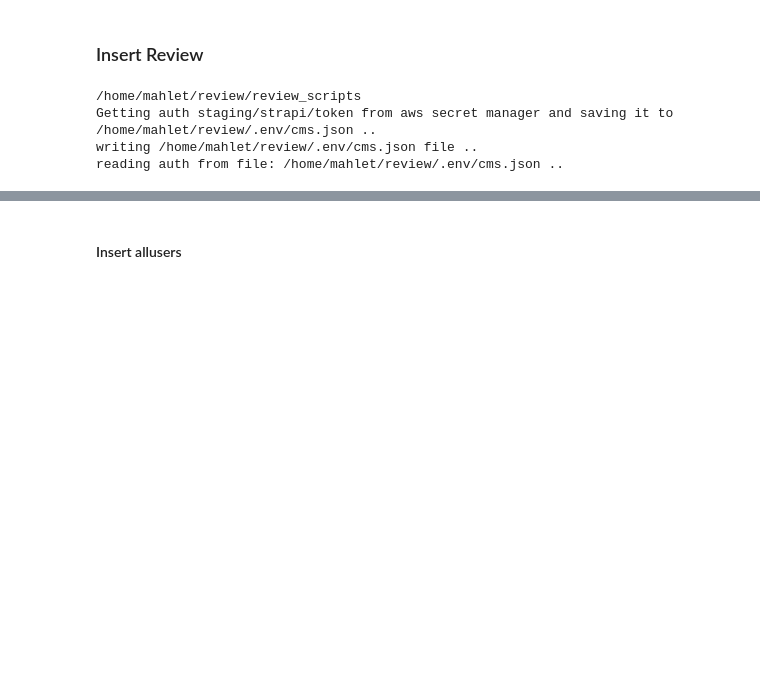
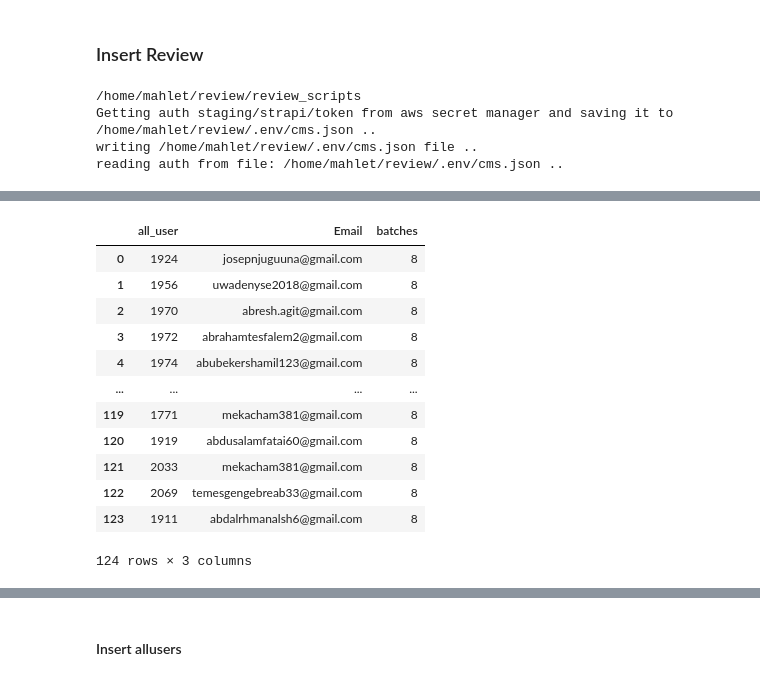
Before and after one commit to 10xac/review, a Jupyter notebook: notebooks/insert_all_users.ipynb, the cells around one changed output, grey strips where cells are left out. Cells and saved outputs as stored; diff of their text form; code cells hidden in the pictures; blank space fills up the shorter version.

```diff
--- a/notebooks/insert_all_users.ipynb
+++ b/notebooks/insert_all_users.ipynb
@@ -54,0 +273,18 @@ reading auth from file: /home/mahlet/review/.env/cms.json ..
+# %%
+adf = iar.select_users_from_allusers()
+# %%
+adf
+# %% [output]
+|  | all_user | Email | batches |
+| 0 | 1924 | josepnjuguuna@gmail.com | 8 |
+| 1 | 1956 | uwadenyse2018@gmail.com | 8 |
+| 2 | 1970 | abresh.agit@gmail.com | 8 |
+| 3 | 1972 | abrahamtesfalem2@gmail.com | 8 |
+| 4 | 1974 | abubekershamil123@gmail.com | 8 |
+| ... | ... | ... | ... |
+| 119 | 1771 | mekacham381@gmail.com | 8 |
+| 120 | 1919 | abdusalamfatai60@gmail.com | 8 |
+| 121 | 2033 | mekacham381@gmail.com | 8 |
+| 122 | 2069 | temesgengebreab33@gmail.com | 8 |
+| 123 | 1911 | abdalrhmanalsh6@gmail.com | 8 |
+124 rows × 3 columns
```
Also changed, not shown: parts of 30 cells of this notebook, 7 other files.
